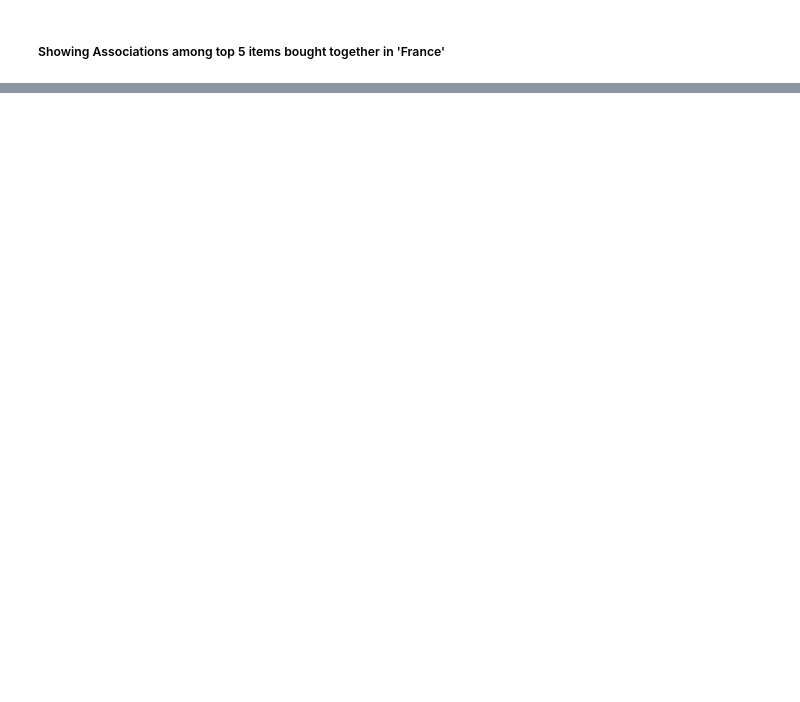
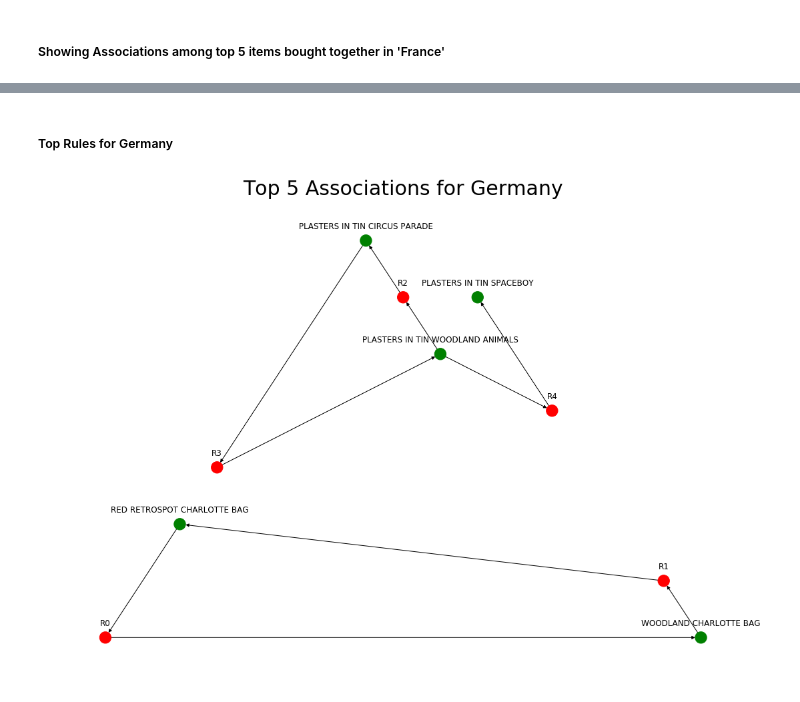
Before and after one commit to saniya-k/Market-Basket-Analysis, a Jupyter notebook: OnlineRetail.ipynb, the cells around one changed output, grey strips where cells are left out. Saved outputs shown, nothing was run; the diff lists cells and outputs as text; code cells hidden in the pictures; blank space fills up the shorter version.

```diff
--- a/OnlineRetail.ipynb
+++ b/OnlineRetail.ipynb
@@ -230,0 +277,6 @@ top_rules
+# %% [markdown]
+##### Top Rules for Germany
+# %%
+draw_rules(top_rules_gm,'Germany')
+# %% [output]
+[figure, added]
```
Also changed, not shown: parts of 29 cells of this notebook.
